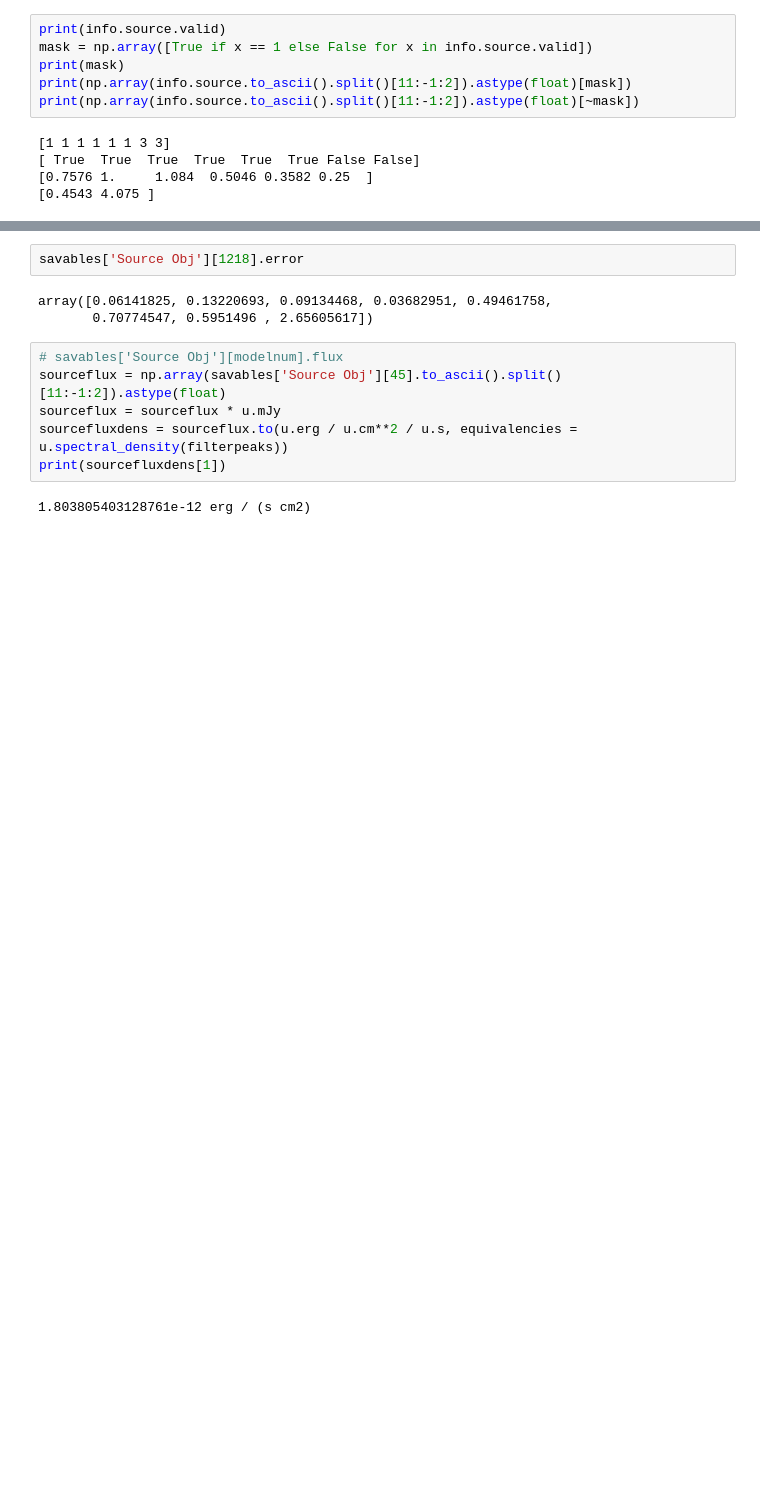
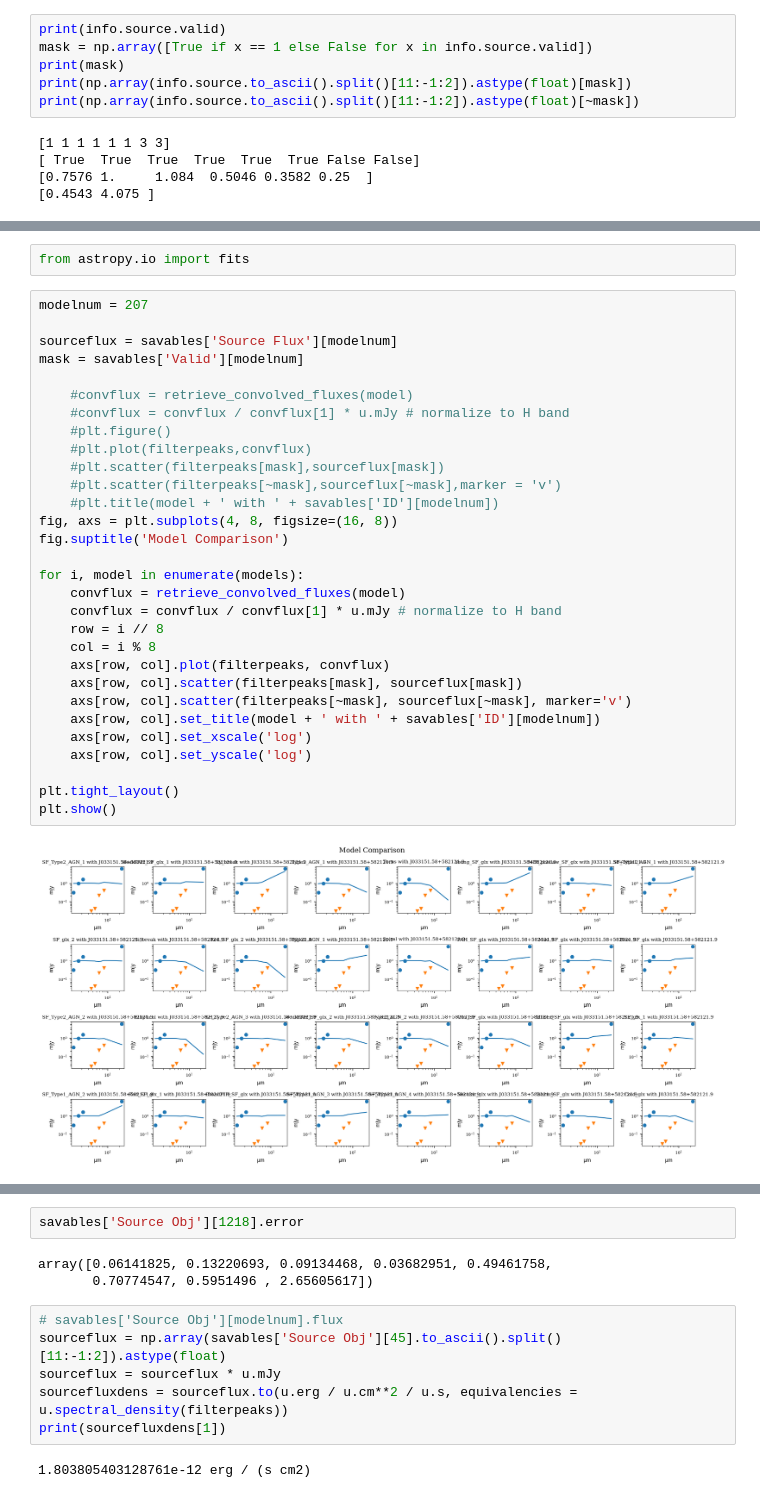
Before and after one commit to jridenba/REU-Notebooks, a Jupyter notebook: SESNA Galactic Fitting.ipynb, the cells around one changed output, grey strips where cells are left out. Saved outputs shown, nothing was run; the diff lists cells and outputs as text; blank space fills up the shorter version.

```diff
--- a/SESNA Galactic Fitting.ipynb
+++ b/SESNA Galactic Fitting.ipynb
@@ -156,0 +160,34 @@ plt.legend()
+# %%
+from astropy.io import fits
+# %%
+modelnum = 207
+
+sourceflux = savables['Source Flux'][modelnum]
+mask = savables['Valid'][modelnum]
+
+    #convflux = retrieve_convolved_fluxes(model)
+    #convflux = convflux / convflux[1] * u.mJy # normalize to H band
+    #plt.figure()
+    #plt.plot(filterpeaks,convflux)
+    #plt.scatter(filterpeaks[mask],sourceflux[mask])
+    #plt.scatter(filterpeaks[~mask],sourceflux[~mask],marker = 'v')
+    #plt.title(model + ' with ' + savables['ID'][modelnum])
+fig, axs = plt.subplots(4, 8, figsize=(16, 8))
+fig.suptitle('Model Comparison')
+
+for i, model in enumerate(models):
+    convflux = retrieve_convolved_fluxes(model)
+    convflux = convflux / convflux[1] * u.mJy # normalize to H band
+    row = i // 8
+    col = i % 8
+    axs[row, col].plot(filterpeaks, convflux)
+    axs[row, col].scatter(filterpeaks[mask], sourceflux[mask])
+    axs[row, col].scatter(filterpeaks[~mask], sourceflux[~mask], marker='v')
+    axs[row, col].set_title(model + ' with ' + savables['ID'][modelnum])
+    axs[row, col].set_xscale('log')
+    axs[row, col].set_yscale('log')
+
+plt.tight_layout()
+plt.show()
+# %% [output]
+[figure, added]
```
Also changed, not shown: parts of 8 cells of this notebook, 2 other files.
